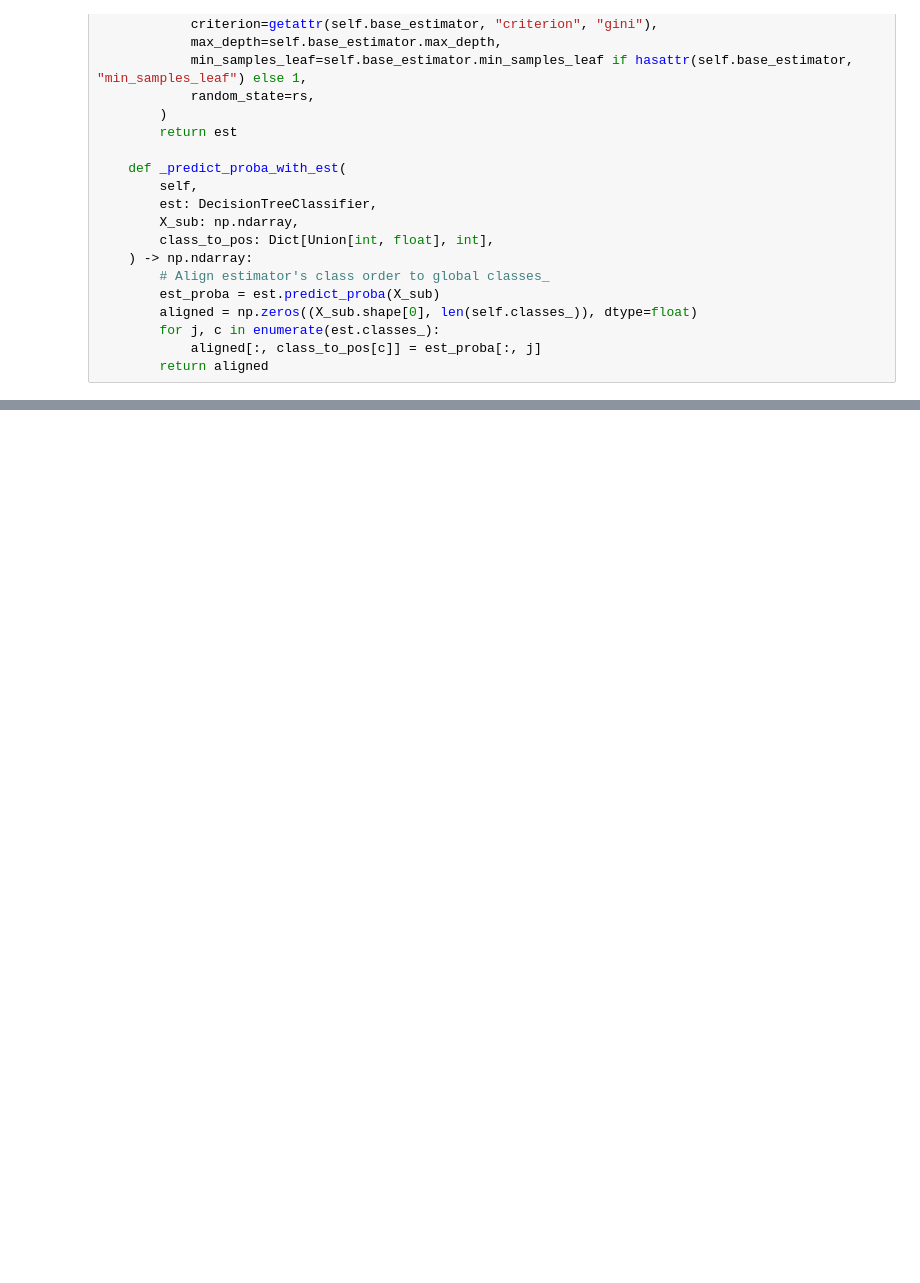
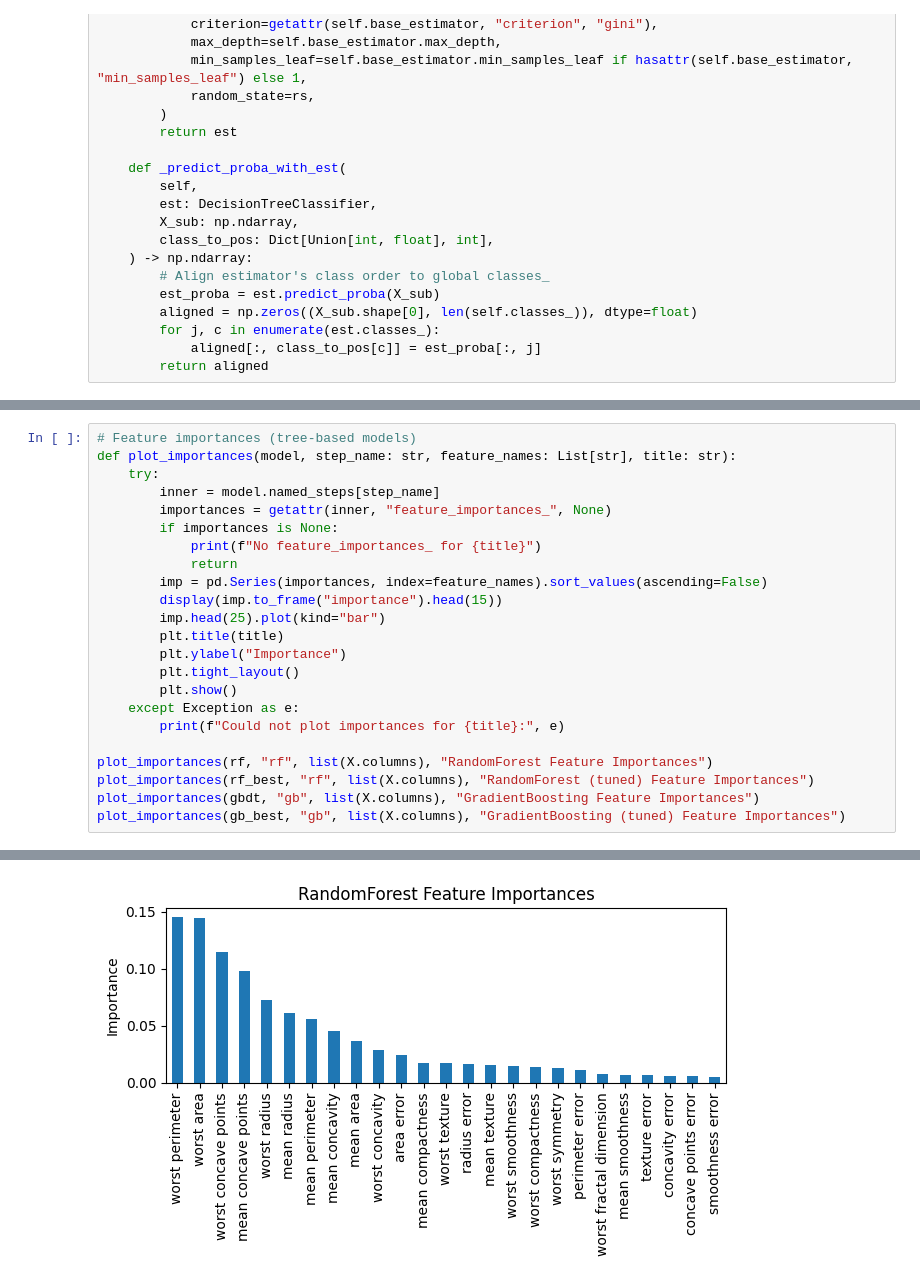
Before and after one commit to Kymi808/INDE577FALL25, a Jupyter notebook: examples/Supervised_Learning/Ensemble_Methods/Ensemble_Methods.ipynb, the cells around one changed output, grey strips where cells are left out. Saved outputs shown, nothing was run; the diff lists cells and outputs as text; blank space fills up the shorter version.

```diff
--- a/examples/Supervised_Learning/Ensemble_Methods/Ensemble_Methods.ipynb
+++ b/examples/Supervised_Learning/Ensemble_Methods/Ensemble_Methods.ipynb
@@ -234,0 +454,24 @@ class SimpleBaggingClassifier:
+# %%
+# Feature importances (tree-based models)
+def plot_importances(model, step_name: str, feature_names: List[str], title: str):
+    try:
+        inner = model.named_steps[step_name]
+        importances = getattr(inner, "feature_importances_", None)
+        if importances is None:
+            print(f"No feature_importances_ for {title}")
+            return
+        imp = pd.Series(importances, index=feature_names).sort_values(ascending=False)
+        display(imp.to_frame("importance").head(15))
+        imp.head(25).plot(kind="bar")
+        plt.title(title)
+        plt.ylabel("Importance")
+        plt.tight_layout()
+        plt.show()
+    except Exception as e:
+        print(f"Could not plot importances for {title}:", e)
+
+plot_importances(rf, "rf", list(X.columns), "RandomForest Feature Importances")
+plot_importances(rf_best, "rf", list(X.columns), "RandomForest (tuned) Feature Importances")
+plot_importances(gbdt, "gb", list(X.columns), "GradientBoosting Feature Importances")
+plot_importances(gb_best, "gb", list(X.columns), "GradientBoosting (tuned) Feature Importances")
+# %% [output]
@@ -234,0 +494 @@ class SimpleBaggingClassifier:
+[figure, added]
```
Also changed, not shown: parts of 10 cells of this notebook, 2 other files.
